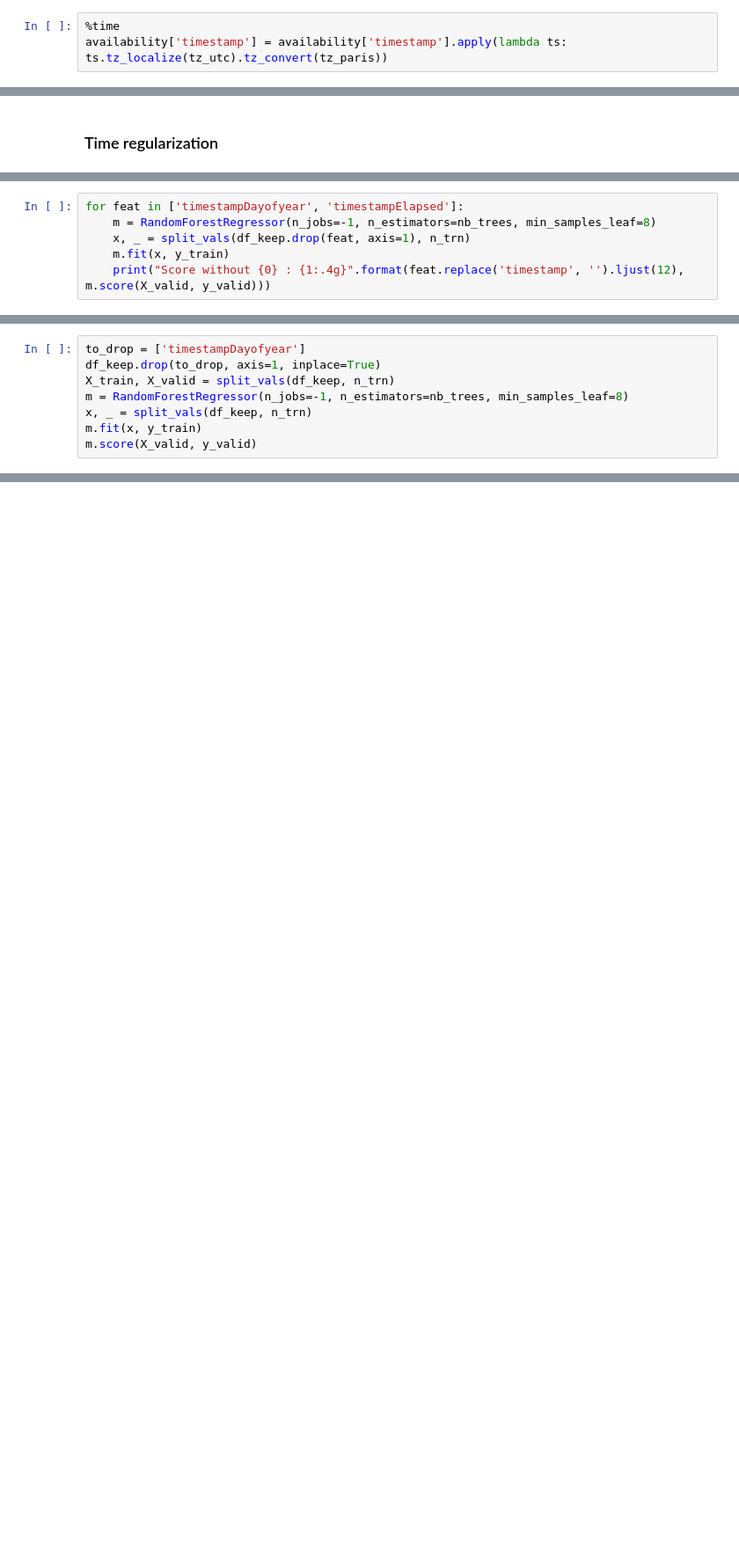
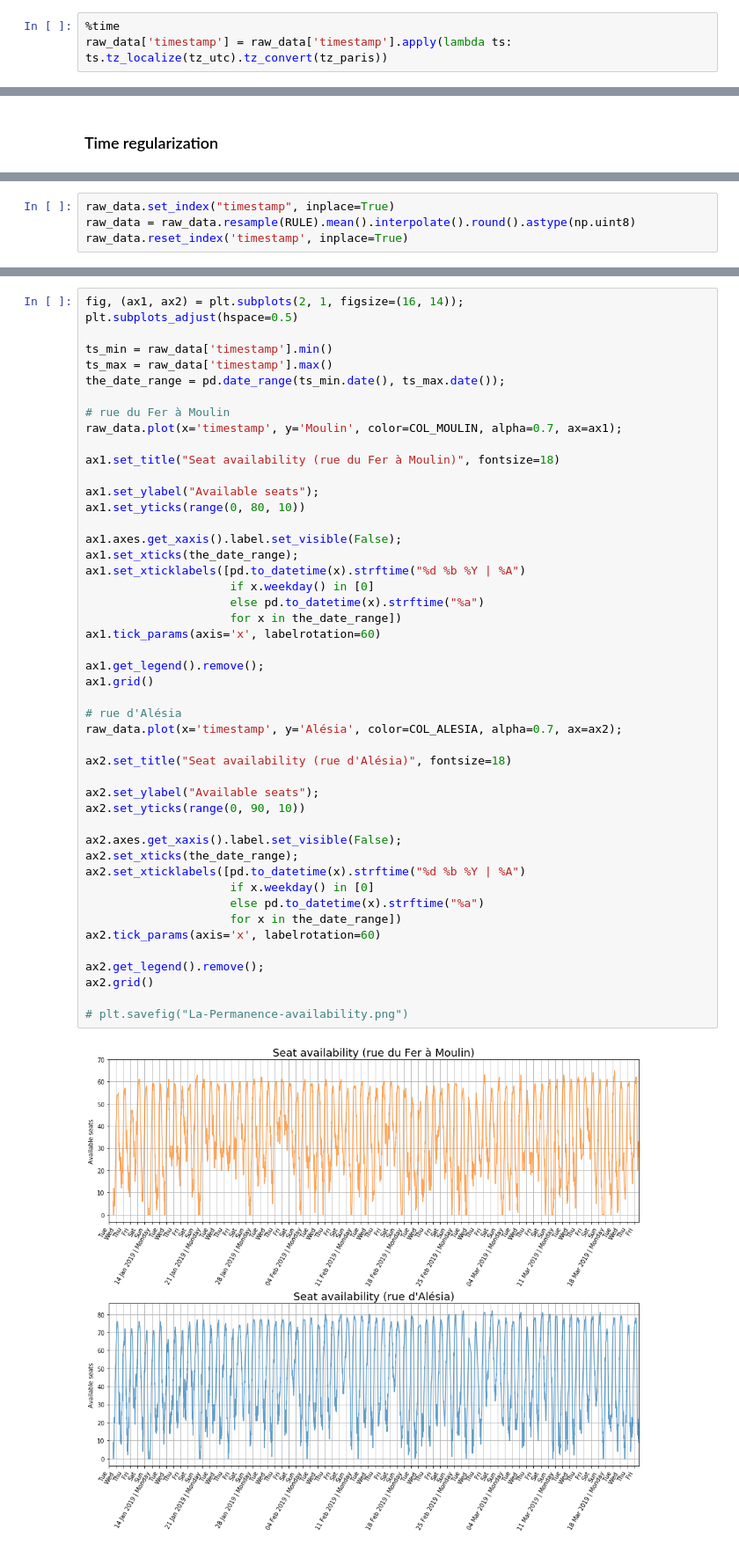
Before and after one commit to antoinechoffrut/la_permanence, a Jupyter notebook: la-permanence-random-forests-forecasting.ipynb, the cells around one changed output, grey strips where cells are left out. Shown at 88% size. Drawn from its saved outputs; the diff is of its cells as text; blank space fills up the shorter version.

```diff
--- a/la-permanence-random-forests-forecasting.ipynb
+++ b/la-permanence-random-forests-forecasting.ipynb
@@ -128,5 +122,5 @@ availability.drop('Alésia', axis=1, inplace=True)
 The `timestamp` values are in the UTC standard, while the coworking spaces are located in Paris, France:
 # %%
 %time
-availability['timestamp'] = availability['timestamp'].apply(lambda ts: ts.tz_localize(tz_utc).tz_convert(tz_paris))
+raw_data['timestamp'] = raw_data['timestamp'].apply(lambda ts: ts.tz_localize(tz_utc).tz_convert(tz_paris))
 # %% [output]
@@ -478,6 +130,0 @@ As already anticipated, the three features `Elapsed` time and `Dayofyear` are cl
-# %%
-for feat in ['timestampDayofyear', 'timestampElapsed']:
-    m = RandomForestRegressor(n_jobs=-1, n_estimators=nb_trees, min_samples_leaf=8)
-    x, _ = split_vals(df_keep.drop(feat, axis=1), n_trn)
-    m.fit(x, y_train)
-    print("Score without {0} : {1:.4g}".format(feat.replace('timestamp', '').ljust(12), m.score(X_valid, y_valid)))
@@ -488,8 +130,0 @@ Let's then remove the other feature, `Dayofyear`:
-# %%
-to_drop = ['timestampDayofyear']
-df_keep.drop(to_drop, axis=1, inplace=True)
-X_train, X_valid = split_vals(df_keep, n_trn)
-m = RandomForestRegressor(n_jobs=-1, n_estimators=nb_trees, min_samples_leaf=8)
-x, _ = split_vals(df_keep, n_trn)
-m.fit(x, y_train)
-m.score(X_valid, y_valid)
@@ -601,0 +133,4 @@ The metrics RMSE $R^2$ measure the accuracy to which the random forests is able
+# %%
+raw_data.set_index("timestamp", inplace=True)
+raw_data = raw_data.resample(RULE).mean().interpolate().round().astype(np.uint8)
+raw_data.reset_index('timestamp', inplace=True)
@@ -601,0 +139,49 @@ The metrics RMSE $R^2$ measure the accuracy to which the random forests is able
+# %%
+fig, (ax1, ax2) = plt.subplots(2, 1, figsize=(16, 14));
+plt.subplots_adjust(hspace=0.5)
+
+ts_min = raw_data['timestamp'].min()
+ts_max = raw_data['timestamp'].max()
+the_date_range = pd.date_range(ts_min.date(), ts_max.date());
+
+# rue du Fer à Moulin
+raw_data.plot(x='timestamp', y='Moulin', color=COL_MOULIN, alpha=0.7, ax=ax1);
+
+ax1.set_title("Seat availability (rue du Fer à Moulin)", fontsize=18)
+
+ax1.set_ylabel("Available seats");
+ax1.set_yticks(range(0, 80, 10))
+
+ax1.axes.get_xaxis().label.set_visible(False);
+ax1.set_xticks(the_date_range);
+ax1.set_xticklabels([pd.to_datetime(x).strftime("%d %b %Y | %A")
+                     if x.weekday() in [0]
+                     else pd.to_datetime(x).strftime("%a")
+                     for x in the_date_range])
+ax1.tick_params(axis='x', labelrotation=60)
+
+ax1.get_legend().remove();
+ax1.grid()
+
+# rue d'Alésia
+raw_data.plot(x='timestamp', y='Alésia', color=COL_ALESIA, alpha=0.7, ax=ax2);
+
+ax2.set_title("Seat availability (rue d'Alésia)", fontsize=18)
+
+ax2.set_ylabel("Available seats");
+ax2.set_yticks(range(0, 90, 10))
+
+ax2.axes.get_xaxis().label.set_visible(False);
+ax2.set_xticks(the_date_range);
+ax2.set_xticklabels([pd.to_datetime(x).strftime("%d %b %Y | %A")
+                     if x.weekday() in [0]
+                     else pd.to_datetime(x).strftime("%a")
+                     for x in the_date_range])
+ax2.tick_params(axis='x', labelrotation=60)
+
+ax2.get_legend().remove();
+ax2.grid()
+
+# plt.savefig("La-Permanence-availability.png")
+# %% [output]
+[figure, added]
```
Also changed, not shown: parts of 95 cells of this notebook, 2 other files.
